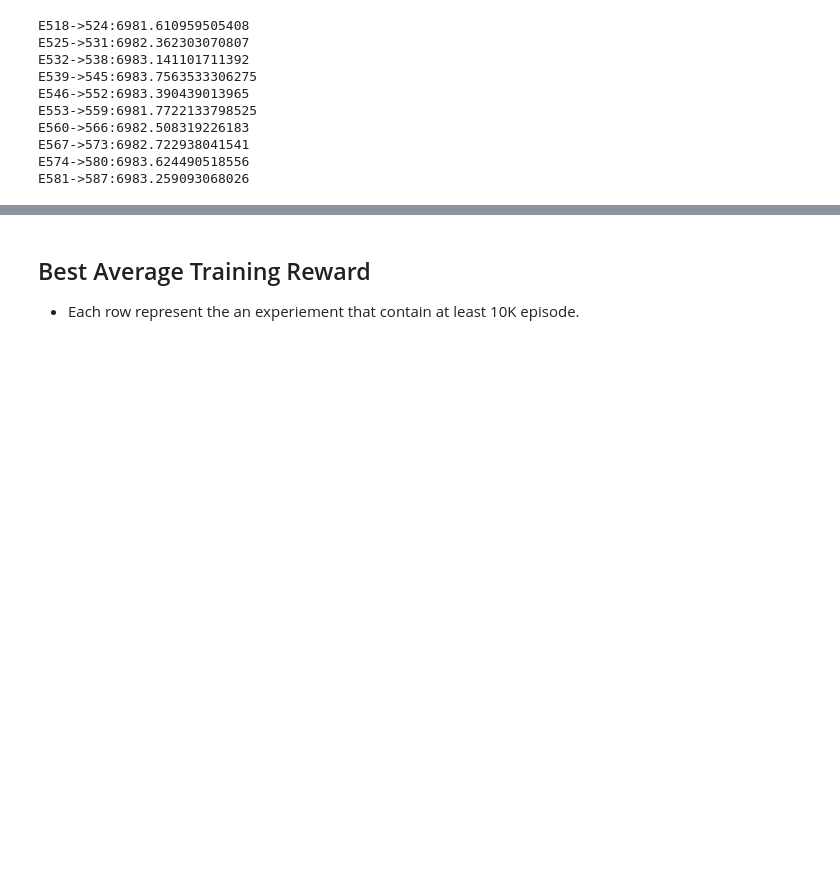
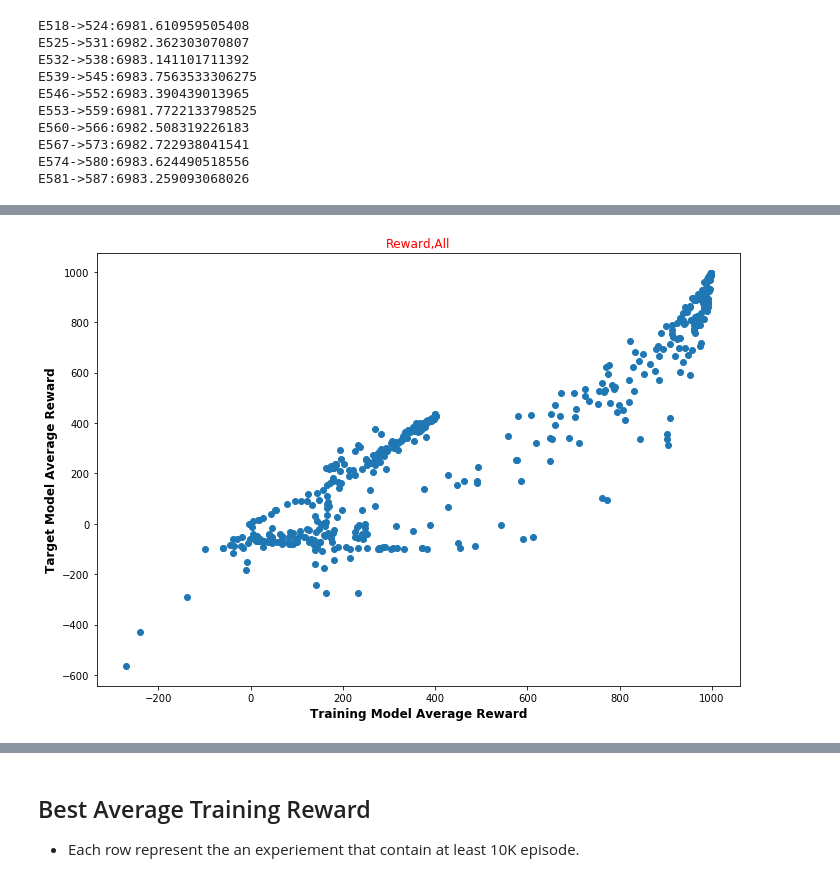
Before and after one commit to aqeel13932/APES_PT, a Jupyter notebook: output/Analysis.ipynb, the cells around one changed output, grey strips where cells are left out. Cells and saved outputs as stored; diff of their text form; code cells hidden in the pictures; blank space fills up the shorter version.

```diff
--- a/output/Analysis.ipynb
+++ b/output/Analysis.ipynb
@@ -117,6 +142,31 @@ experiements.sort_values('tr_AR',ascending=False).head(10)[['experiment','explor
 | 468 | 474 | 1.0 | 1337 | [-10, 1000, -0.1] | 180 | zombie , duel_v2,nactions: 4 | 322183 | 32219 | 0.999783 | 0.996462 | ... |
 | 473 | 480 | 1.0 | 1122 | [-10, 1000, -0.1] | 180 | zombie , duel_v2,nactions: 5 | 323269 | 32327 | 0.999774 | 0.996010 | ... |
 | 471 | 478 | 1.0 | 6654 | [-10, 1000, -0.1] | 180 | zombie , duel_v2,nactions: 5 | 321208 | 32121 | 0.999785 | 0.996918 | ... |
+# %%
+#experiements = experiements[experiements.experiment>425]
+expp=experiements
+plt.figure(figsize=(10,7))
+WantedScopes=[]
+#All Experiments
+WantedScopes.append((expp[['experiment','tr_AR','ts_AR','tr_AS','ts_AS']],'All'))
+
+#Top 10 depending on Average Reward for test
+#WantedScopes.append((expp[['experiment','tr_AR','ts_AR','tr_AS','ts_AS']].sort_values('ts_AR',ascending=False).head(10),'For best 10 Testing'))
+#Top 10 AR for Training
+#WantedScopes.append((expp[['experiment','tr_AR','ts_AR','tr_AS','ts_AS']].sort_values('tr_AR',ascending=False).head(10),'For best 10 Training'))
+counter=1
+ax = plt.subplot(1,1,counter)
+counter+=1
+ax.scatter(tt.tr_AR,tt.ts_AR)
+ax.set_title('Reward,{}'.format(strng),color='red')
+ax.set_xlabel('Training Model Average Reward',fontweight='bold',fontsize=12)
+ax.set_ylabel('Target Model Average Reward',fontweight='bold',fontsize=12)
+#for i in range(tt.shape[0]):
+#    ax.annotate(int(tt.iloc[i]['experiment']),(tt.iloc[i]['tr_AR'],tt.iloc[i]['ts_AR']),color='green')
+plt.tight_layout()
+plt.show()
+# %% [output]
+[figure, added]
 # %%
 #experiements = experiements[experiements.experiment>425]
 expp=experiements
```
Also changed, not shown: parts of 21 cells of this notebook, 3 other files.
